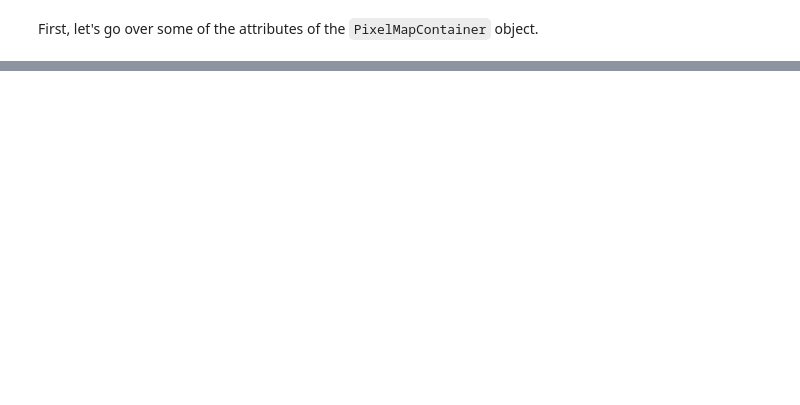
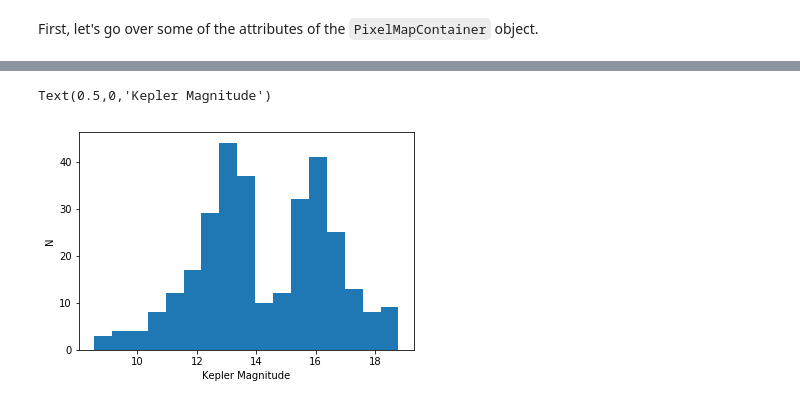
Before and after one commit to Rodot-/CARMA, a Jupyter notebook: container_tutorial.ipynb, the cells around one changed output, grey strips where cells are left out. Drawn from its saved outputs; the diff is of its cells as text; code cells hidden in the pictures; blank space fills up the shorter version.

```diff
--- a/container_tutorial.ipynb
+++ b/container_tutorial.ipynb
@@ -159,0 +169,11 @@ True
+# %%
+total_fluxes = np.array([np.nansum(obj.pixels[0]) for obj in cont])
+magnitudes = fluxToMag(total_fluxes)
+
+plt.hist(magnitudes, bins=int(np.sqrt(len(cont))), histtype='stepfilled')
+
+plt.ylabel('N')
+plt.xlabel('Kepler Magnitude')
+# %% [output]
+Text(0.5,0,'Kepler Magnitude')
+[figure, added]
```
Also changed, not shown: parts of 38 cells of this notebook.
